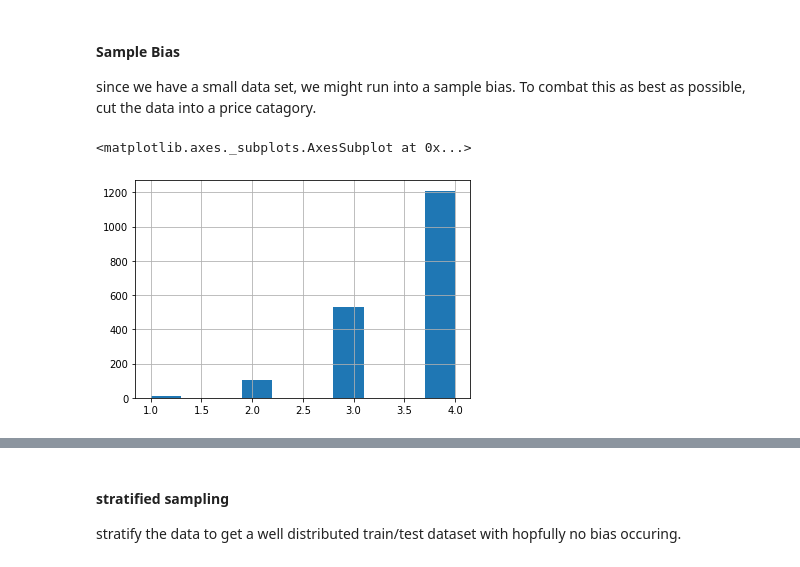
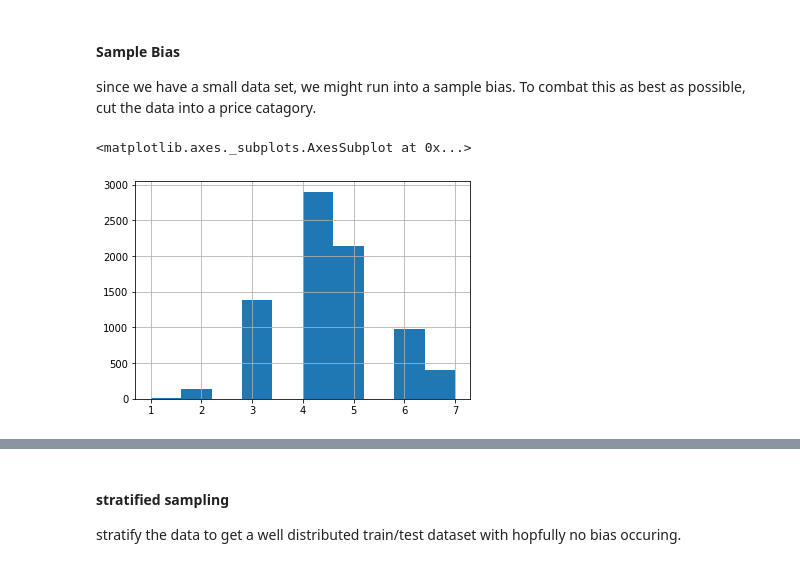
Before and after one commit to Paul-M-K/Craigslist_ML_project, a Jupyter notebook: Housing.ipynb, the cells around one changed output, grey strips where cells are left out. Saved outputs shown, nothing was run; the diff lists cells and outputs as text; code cells hidden in the pictures.

```diff
--- a/Housing.ipynb
+++ b/Housing.ipynb
@@ -50,0 +52,3 @@ memory usage: 173.4+ KB
+# %%
+housing = housing.dropna()
+housing.info()
@@ -51,5 +71,5 @@ memory usage: 173.4+ KB
 # %%
-housing.drop_duplicates(subset = "name", keep=False,inplace = True)
+housing.drop_duplicates(subset = "name", keep='first',inplace = True)
 housing.isnull().values.any()
 # %% [output]
 False
@@ -74,8 +98,10 @@ memory usage: 130.2+ KB
+# %%
+housing.drop("name", axis = 1, inplace = True)
 # %%
-housing['accuracy']=housing['accuracy'].astype(float)
-housing['bed']=housing['bed'].astype(float)
-housing['sqft']=housing['sqft'].astype(float)
-housing['price']=housing['price'].astype(float)
+#housing['accuracy']=housing['accuracy'].astype(float)
+#housing['bed']=housing['bed'].astype(float)
+#housing['sqft']=housing['sqft'].astype(float)
+#housing['price']=housing['price'].astype(float)
 # %%
 housing.head()
 # %% [output]
@@ -108,9 +134,9 @@ train_set, test_set = train_test_split(housing,test_size = 0.2,random_state = 42
 
 since we have a small data set, we might run into a sample bias. To combat this as best as possible, cut the data into a price catagory.
 # %%
-housing["price_cat"] = pd.cut(housing["price"],bins =[0.0,800.0,1200.0,1600.0,2000.0,np.inf],labels=[1,2,3,4,5])
+housing["price_cat"] = pd.cut(housing["price"],bins =[0.0,500.0,1000.0,1500.0,2000.0,2500.0,3000.0,3500.0,np.inf],labels=[1,2,3,4,5,6,7,8])
 housing["price_cat"].hist()
 # %% [output]
 <matplotlib.axes._subplots.AxesSubplot at 0x...>
-[figure, old version]
+[figure, new version]
 # %%
```
Also changed, not shown: parts of 63 cells of this notebook.
